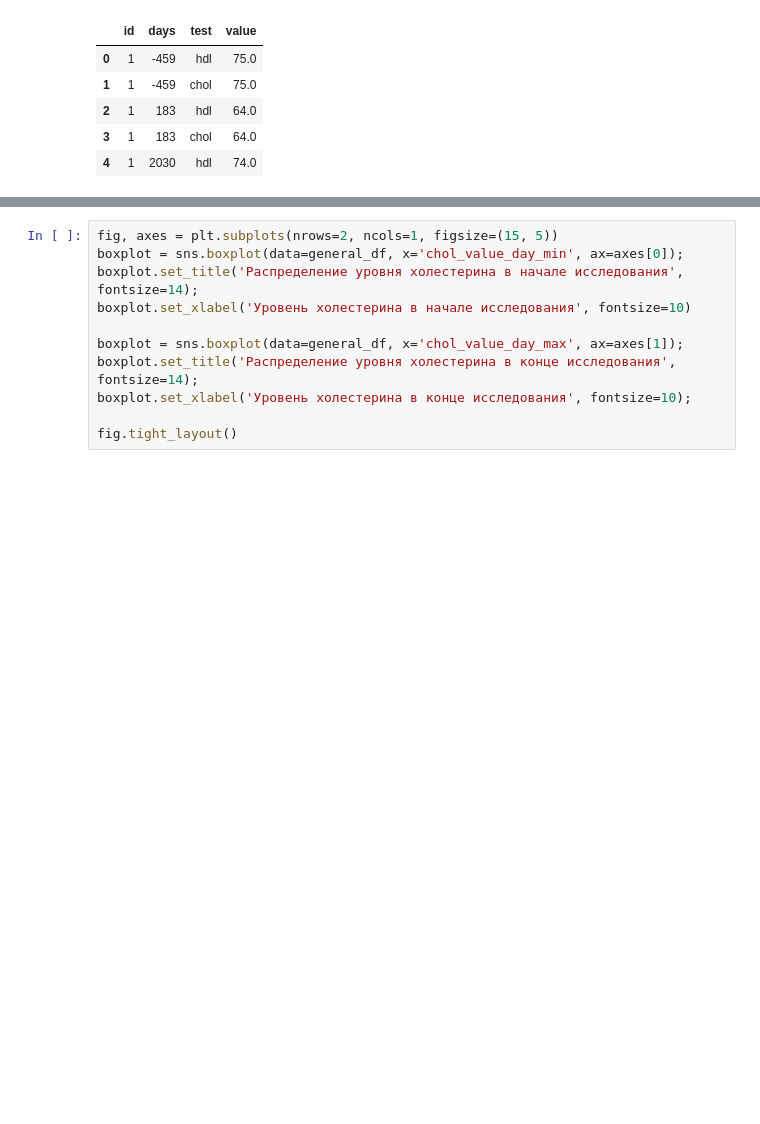
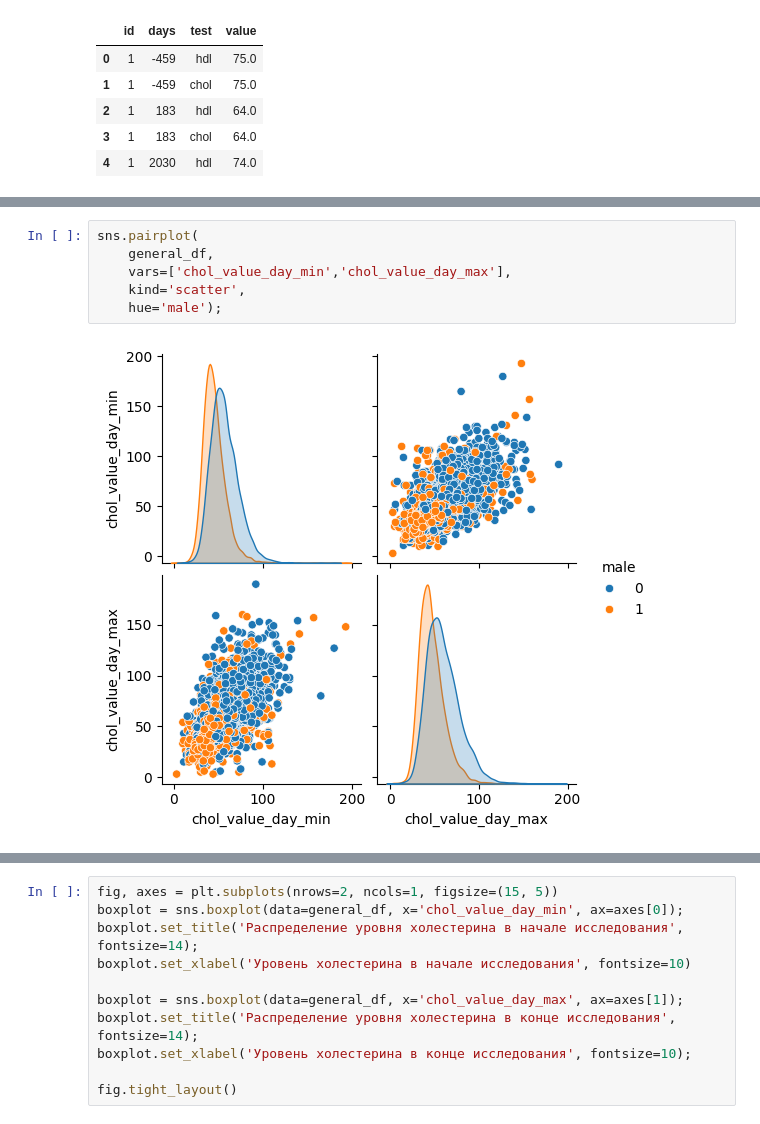
Before and after one commit to plitorak/NAFLD, a Jupyter notebook: main.ipynb, the cells around one changed output, grey strips where cells are left out. Drawn from its saved outputs; the diff is of its cells as text; blank space fills up the shorter version.

```diff
--- a/main.ipynb
+++ b/main.ipynb
@@ -511,0 +451,8 @@ Name: count, dtype: int64
+# %%
+sns.pairplot(
+    general_df,
+    vars=['chol_value_day_min','chol_value_day_max'],
+    kind='scatter',
+    hue='male');
+# %% [output]
+[figure, added]
```
Also changed, not shown: parts of 39 cells of this notebook.
